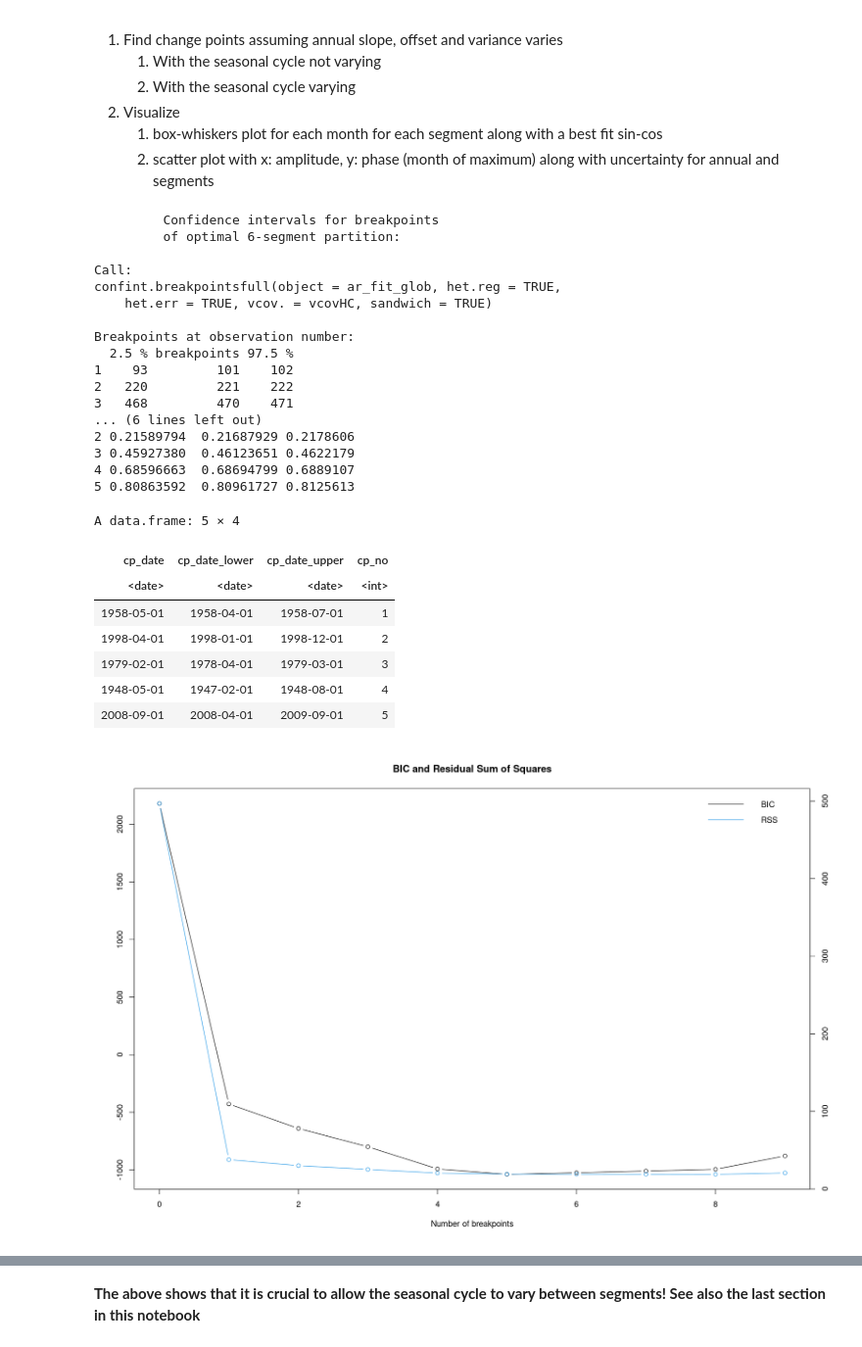
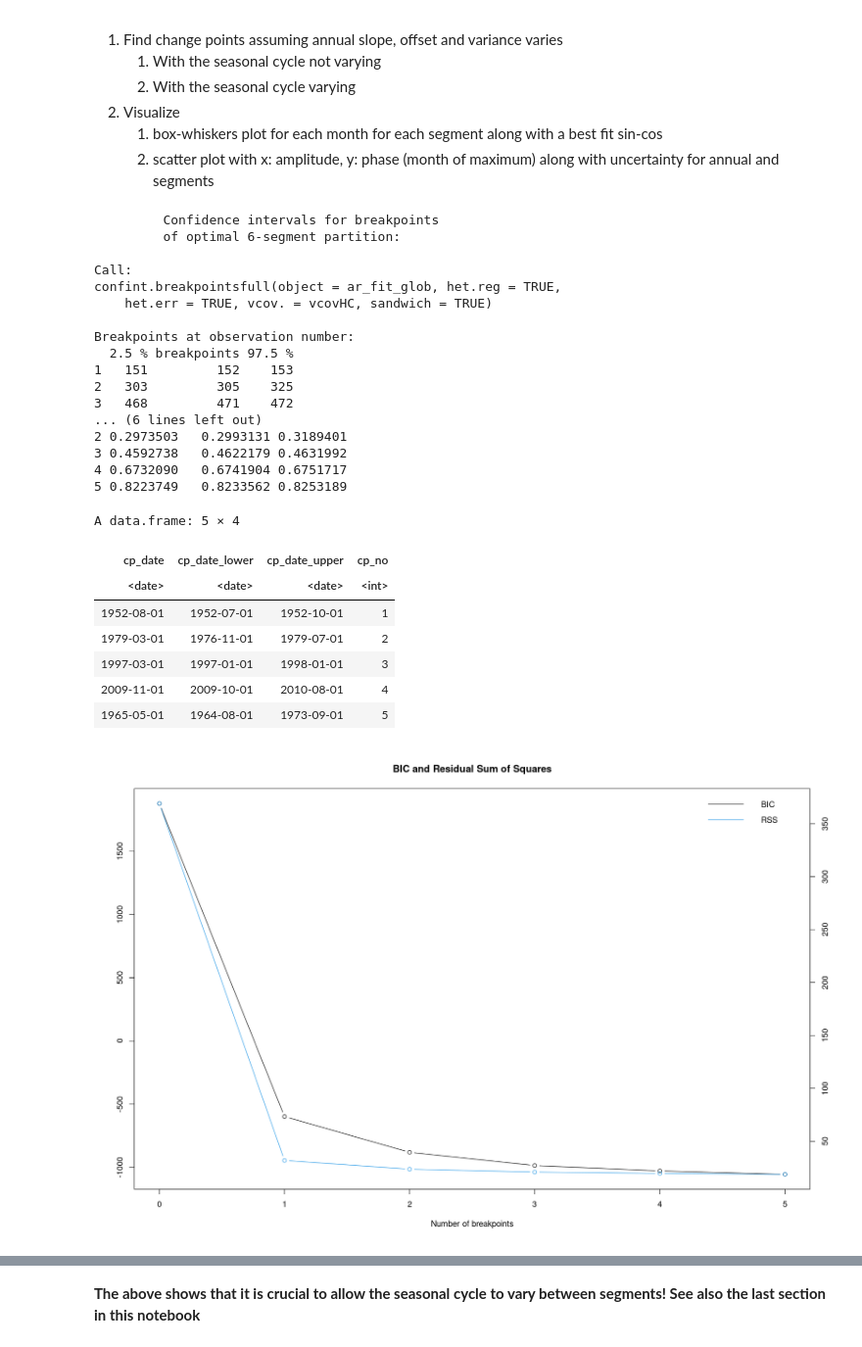
Before and after one commit to hschoeller/wp22a, a Jupyter notebook: notebooks/ChangePoints.ipynb, the cells around one changed output, grey strips where cells are left out. Shown at 98% size. Drawn from its saved outputs; the diff is of its cells as text; code cells hidden in the pictures.

```diff
--- a/notebooks/ChangePoints.ipynb
+++ b/notebooks/ChangePoints.ipynb
@@ -140,47 +140,47 @@ filtered_df <- combined_dataset %>%
 ar_fit_glob <- breakpoints(
     ar_filtered ~ year,
     data     = filtered_df,
-    h        = .1,
+    h        = .15,
     breaks   = NULL
 )
 par(bg = "white")
 plot(ar_fit_glob)
 print(confint(ar_fit_glob,
     het.err = TRUE,
     het.reg = TRUE,
     sandwich = TRUE,
     vcov. = vcovHC
 ))
 
 cp_df <- ordered_cp_df(ar_fit_glob, combined_dataset)
 cp_df
 # %% [output]
          Confidence intervals for breakpoints
          of optimal 6-segment partition:
 
 Call:
 confint.breakpointsfull(object = ar_fit_glob, het.reg = TRUE,
     het.err = TRUE, vcov. = vcovHC, sandwich = TRUE)
 
 Breakpoints at observation number:
   2.5 % breakpoints 97.5 %
-1    93         101    102
-2   220         221    222
-3   468         470    471
+1   151         152    153
+2   303         305    325
+3   468         471    472
 ... (6 lines left out)
-2 0.21589794  0.21687929 0.2178606
-3 0.45927380  0.46123651 0.4622179
-4 0.68596663  0.68694799 0.6889107
-5 0.80863592  0.80961727 0.8125613
+2 0.2973503   0.2993131 0.3189401
+3 0.4592738   0.4622179 0.4631992
+4 0.6732090   0.6741904 0.6751717
+5 0.8223749   0.8233562 0.8253189
 A data.frame: 5 × 4
 | cp_date | cp_date_lower | cp_date_upper | cp_no |
 | <date> | <date> | <date> | <int> |
-| 1958-05-01 | 1958-04-01 | 1958-07-01 | 1 |
-| 1998-04-01 | 1998-01-01 | 1998-12-01 | 2 |
-| 1979-02-01 | 1978-04-01 | 1979-03-01 | 3 |
-| 1948-05-01 | 1947-02-01 | 1948-08-01 | 4 |
-| 2008-09-01 | 2008-04-01 | 2009-09-01 | 5 |
+| 1952-08-01 | 1952-07-01 | 1952-10-01 | 1 |
+| 1979-03-01 | 1976-11-01 | 1979-07-01 | 2 |
+| 1997-03-01 | 1997-01-01 | 1998-01-01 | 3 |
+| 2009-11-01 | 2009-10-01 | 2010-08-01 | 4 |
+| 1965-05-01 | 1964-08-01 | 1973-09-01 | 5 |
-[figure, old version]
+[figure, new version]
 # %%
 combined_dataset$segment_no_seas <- breakfactor(ar_fit_glob)
 
```
Also changed, not shown: parts of 21 cells of this notebook, 9 other files.
